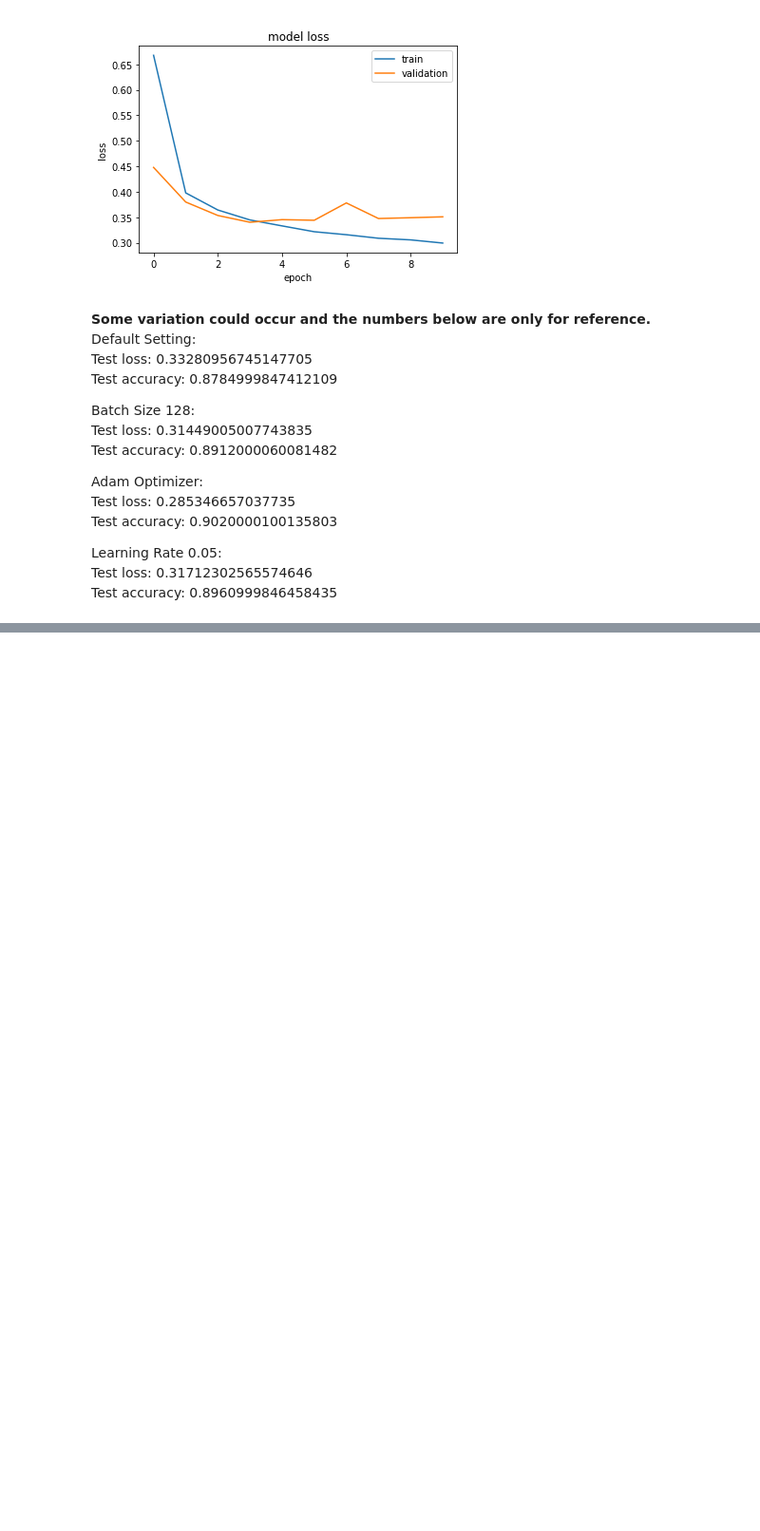
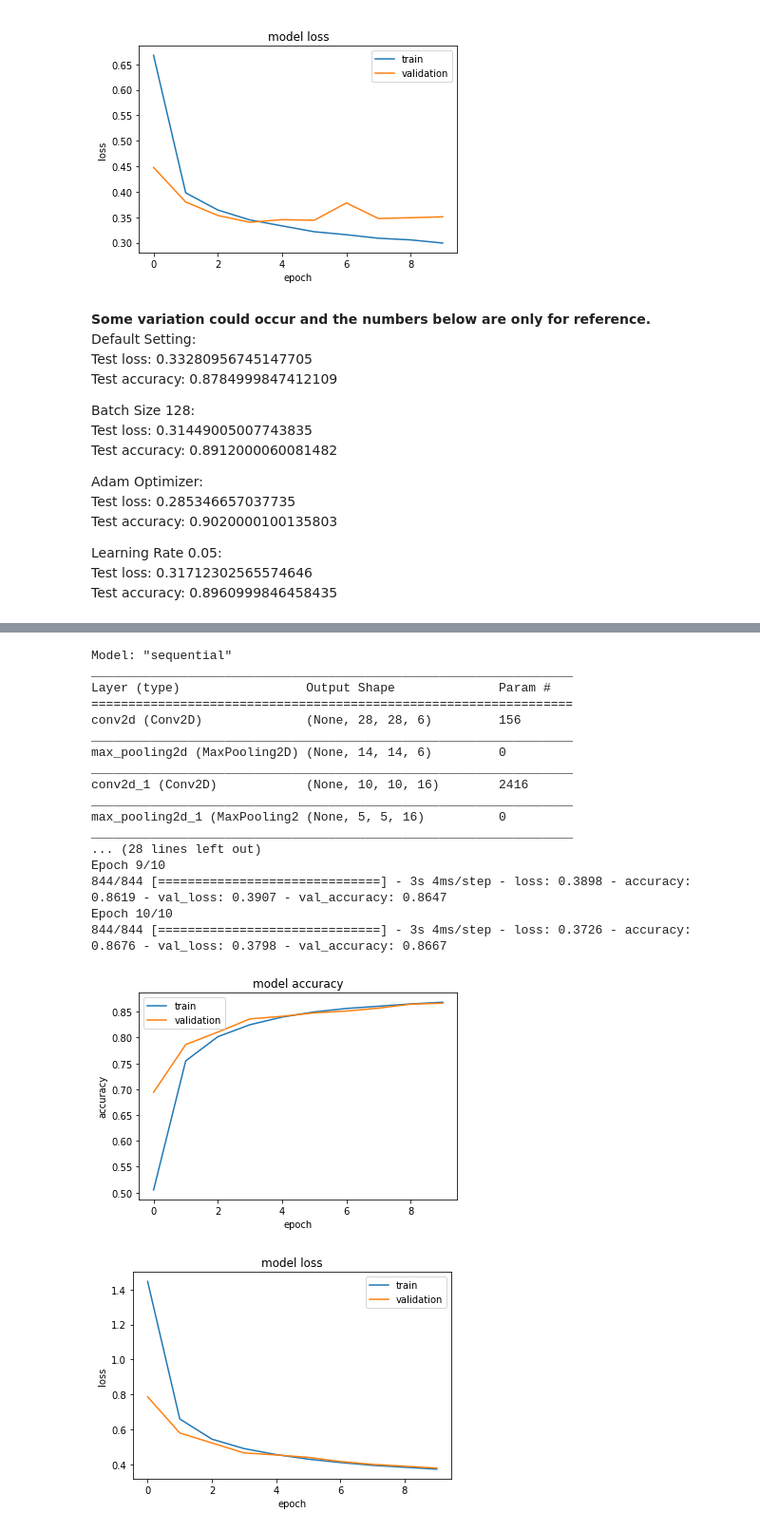
Before and after one commit to cgprats/CAP4630_HW3, a Jupyter notebook: Homework_03.ipynb, the cells around one changed output, grey strips where cells are left out. Shown at 95% size. Saved outputs shown, nothing was run; the diff lists cells and outputs as text; code cells hidden in the pictures; blank space fills up the shorter version.

```diff
--- a/Homework_03.ipynb
+++ b/Homework_03.ipynb
@@ -599,42 +639,62 @@ plt.show()
 keras.backend.clear_session()
 
 model = keras.Sequential(
   [
     keras.Input(shape=input_shape),
-    layers.Conv2D(..., kernel_size=(...), kernel_regularizer=..., activation=...), #C1
-    layers.MaxPooling2D(pool_size=(...)), # S2 Subsampling
-    layers.Conv2D(..., kernel_size=(...), kernel_regularizer=..., activation=...), # C3
-    layers.MaxPooling2D(pool_size=(...)), # S4 Subsampling
+    layers.Conv2D(6, kernel_size=(5, 5), kernel_regularizer=regularizers.l2(4e-5), activation="relu"), #C1
+    layers.MaxPooling2D(pool_size=(2, 2)), # S2 Subsampling
+    layers.Conv2D(16, kernel_size=(5, 5), kernel_regularizer=regularizers.l2(4e-5), activation="relu"), # C3
+    layers.MaxPooling2D(pool_size=(2, 2)), # S4 Subsampling
     layers.Flatten(), # Convert 2D convolution layer to 1D fully connected layer
-    layers.Dense(..., kernel_regularizer=..., activation = ...), # C5
-    layers.Dense(..., kernel_regularizer=..., activation = ...), # F6
-    layers.Dense(num_classes, activation=...), # OUTPUT
+    layers.Dense(120, kernel_regularizer=regularizers.l2(4e-5), activation = "relu"), # C5
+    layers.Dense(84, kernel_regularizer=regularizers.l2(4e-5), activation = "relu"), # F6
+    layers.Dense(num_classes, activation="softmax"), # OUTPUT
   ]
 )
 
 model.summary()
 
 ###################################################################################
-batch_size = ...
-epochs = ...
-sgd = keras.optimizers.SGD(lr=..., momentum=..., nesterov=...)
-model.compile(loss=..., optimizer=..., metrics=[...])
-history = model.fit(..., ..., batch_size=batch_size, epochs=epochs, validation_split=0.1)
+batch_size = 64
+epochs = 10
+sgd = keras.optimizers.SGD(lr=0.05, momentum=0.9, nesterov=True)
+model.compile(loss="categorical_crossentropy", optimizer="SGD", metrics=["accuracy"])
+history = model.fit(x_train, y_train, batch_size=batch_size, epochs=epochs, validation_split=0.1)
 
 # # summarize history for accuracy
 plt.plot(history.history['accuracy'])
 plt.plot(history.history['val_accuracy'])
 plt.title('model accuracy')
 plt.ylabel('accuracy')
 plt.xlabel('epoch')
 plt.legend(['train', 'validation'], loc='upper left')
 plt.show()
 
 # # summarize history for loss
 plt.plot(history.history['loss'])
 plt.plot(history.history['val_loss'])
 plt.title('model loss')
 plt.ylabel('loss')
 plt.xlabel('epoch')
 plt.legend(['train', 'validation'], loc='upper right')
 plt.show()
+# %% [output]
+Model: "sequential"
+_________________________________________________________________
+Layer (type)                 Output Shape              Param #
+=================================================================
+conv2d (Conv2D)              (None, 28, 28, 6)         156
+_________________________________________________________________
+max_pooling2d (MaxPooling2D) (None, 14, 14, 6)         0
+_________________________________________________________________
+conv2d_1 (Conv2D)            (None, 10, 10, 16)        2416
+_________________________________________________________________
+max_pooling2d_1 (MaxPooling2 (None, 5, 5, 16)          0
+_________________________________________________________________
+... (28 lines left out)
+Epoch 9/10
+844/844 [==============================] - 3s 4ms/step - loss: 0.3898 - accuracy: 0.8619 - val_loss: 0.3907 - val_accuracy: 0.8647
+Epoch 10/10
+844/844 [==============================] - 3s 4ms/step - loss: 0.3726 - accuracy: 0.8676 - val_loss: 0.3798 - val_accuracy: 0.8667
+[figure, added]
+[figure, added]
```
Also changed, not shown: parts of 6 cells of this notebook.
